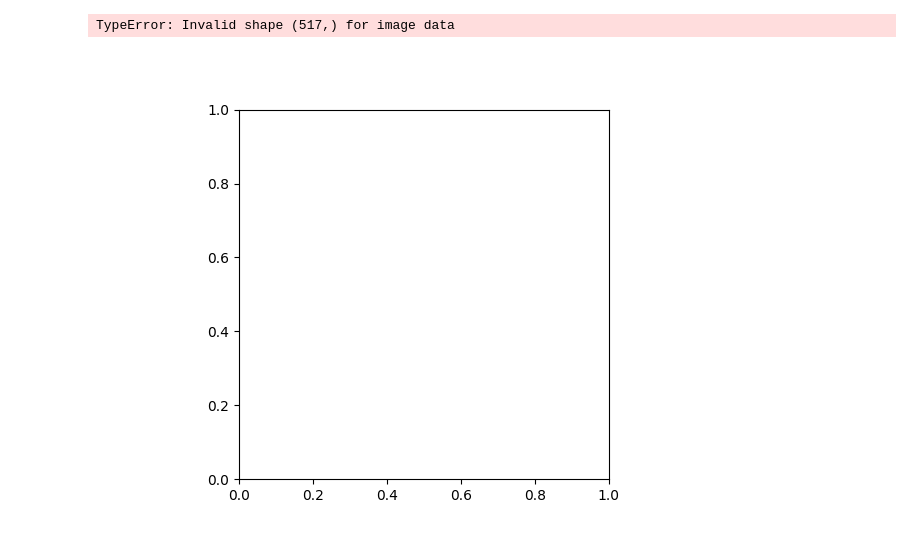
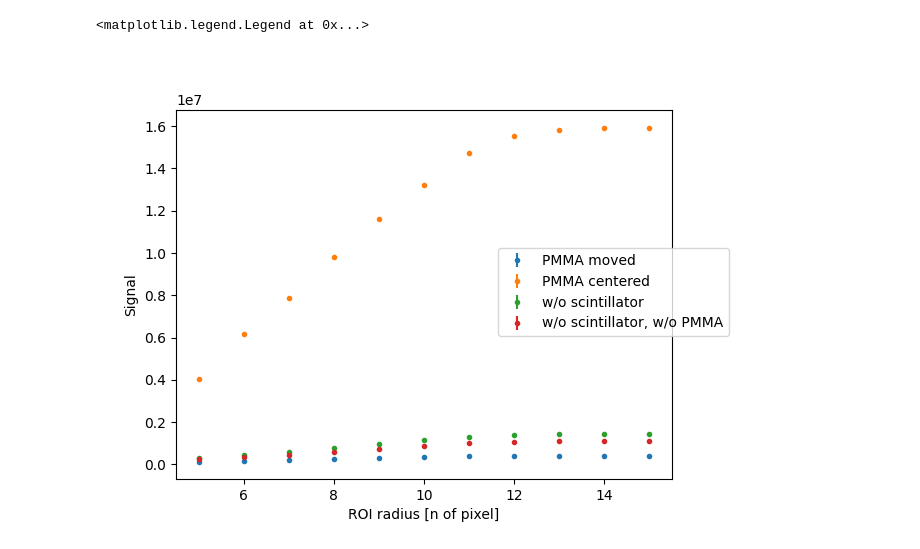
Before and after one commit to eleravera/FLASH-Scintillators, a Jupyter notebook: Cerenkov.ipynb, the cells around one changed output. Cells and saved outputs as stored; diff of their text form; code cells hidden in the pictures.

```diff
--- a/Cerenkov.ipynb
+++ b/Cerenkov.ipynb
@@ -62,23 +98,20 @@ array([[-1,  2, -1, ..., -4, -6, -2],
 # %%
-#OPEN
-cerOpenDiff = images_library.diffImDark(cerOpen, darkDict["buio"])
+cerDiff = images_library.diffImDark(cerDictFiles, darkDict[keyDark[0]])
 lightIntegral=[]
 nOfPixels=[]
-for im in cerOpenDiff:
-    #im[~ROI]=0
-    lightIntegral.append(np.sum(im))
-    nOfPixels.append(len(np.argwhere(im!=0)))
-    images_library.plotImage(im[ROI])
-    images_library.histImage(im[ROI])
-
+for im in cerDiff:
+    eventROI = images_library.applySquareROI(im, cenX, cenY, r)
+    images_library.plotImage(eventROI)
+    vmin, vmax= 0, 2500
+    bins=np.linspace(vmin-0.5, vmax+0.5, 100 )
+    images_library.histImage(eventROI, bins=bins)
+    lightIntegral.append(np.sum(im[ROI]))
+    nOfPixels.append(len(im[ROI]))
 
 print("N of pixels with more events than background: ", nOfPixels)
 print("Light integral in the ROI: ", lightIntegral)
 mean = np.array(lightIntegral)/np.array(nOfPixels)
 print("Mean light in the ROI: ", mean)
 
-cerOpenMean = np.mean(mean)
-cerOpenStdev = np.std(mean)
+lightMean = np.mean(mean)
+lightStdev = np.std(mean)
-# %% [output]
-TypeError: Invalid shape (517,) for image data
-[figure, removed]
@@ -105,0 +145,41 @@ print('FILTERED case:\n Mean: %d, Stdev: %d' % (cerFilteredMean, cerFilteredStde
+# %%
+#y1 = Moved
+#y2 = Moved, 457 nm
+#y3 = Centered
+#y4 = Centered, 457 nm
+#y5 = no scint
+#y6 = no scint no PMMA
+
+
+x= [5, 6, 7, 8, 9, 10, 11, 12, 13, 14, 15]
+y1 = [ 97681, 150579, 193260, 243311, 294143, 339488, 384942, 409853, 417666, 419858, 420868]
+dy1=[ 112,  314,  305,  380,  619,  721,  975, 1190, 1192, 1245, 1255]
+
+y2=[ 4811,  7185,  9056, 11164, 13272, 15148, 17005, 18192, 18729, 18768, 18758]
+dy2=[29, 53, 55, 38, 66, 72, 38, 69, 73, 66, 47]
+
+y3=[ 4046923,  6191056,  7894737,  9803327, 11623611, 13212817, 14740792, 15536065,
+             15826651, 15896961, 15926872]
+dy3=[ 9908, 17292, 23894, 31263, 39585, 48562, 57265, 60999, 62302, 62702, 62826]
+y4=[ 793639, 1190898, 1493991, 1835731, 2154724, 2423627, 2685431, 2827163, 2869214,2879750, 2884716]
+dy4=[1980, 2927, 3742, 4305, 5299, 5563, 6248, 6337, 6376, 6402, 6387]
+
+y5=[ 307085, 469681,  609081,  785514,  975837, 1142848, 1302896, 1383962, 1422628,
+ 1432533, 1436431]
+dy5=[  43,  367,  818,  981, 1152, 1254, 1630, 1551, 1416, 1432, 1449]
+
+y6=[ 236247,  361088, 468436,  604548,  751455,  880810, 1004863, 1067614, 1097449, 1105019, 1107933]
+dy6=[1244, 1675, 1963, 2302, 2524, 2743, 3229, 3491, 3669, 3712, 3772]
+# %%
+fig, ax = plt.subplots(1,1)
+ax.errorbar(x, y1, yerr=dy1, fmt='.', label="PMMA moved")
+ax.errorbar(x, y3, yerr=dy3, fmt='.', label="PMMA centered")
+ax.errorbar(x, y5, yerr=dy5, fmt='.', label="w/o scintillator")
+ax.errorbar(x, y6, yerr=dy6, fmt='.', label="w/o scintillator, w/o PMMA")
+
+ax.set_xlabel("ROI radius [n of pixel]")
+ax.set_ylabel("Signal")
+fig.legend(loc="center right")
+# %% [output]
+<matplotlib.legend.Legend at 0x...>
+[figure, added]
```
Also changed, not shown: parts of 17 cells of this notebook, 2 other files.
